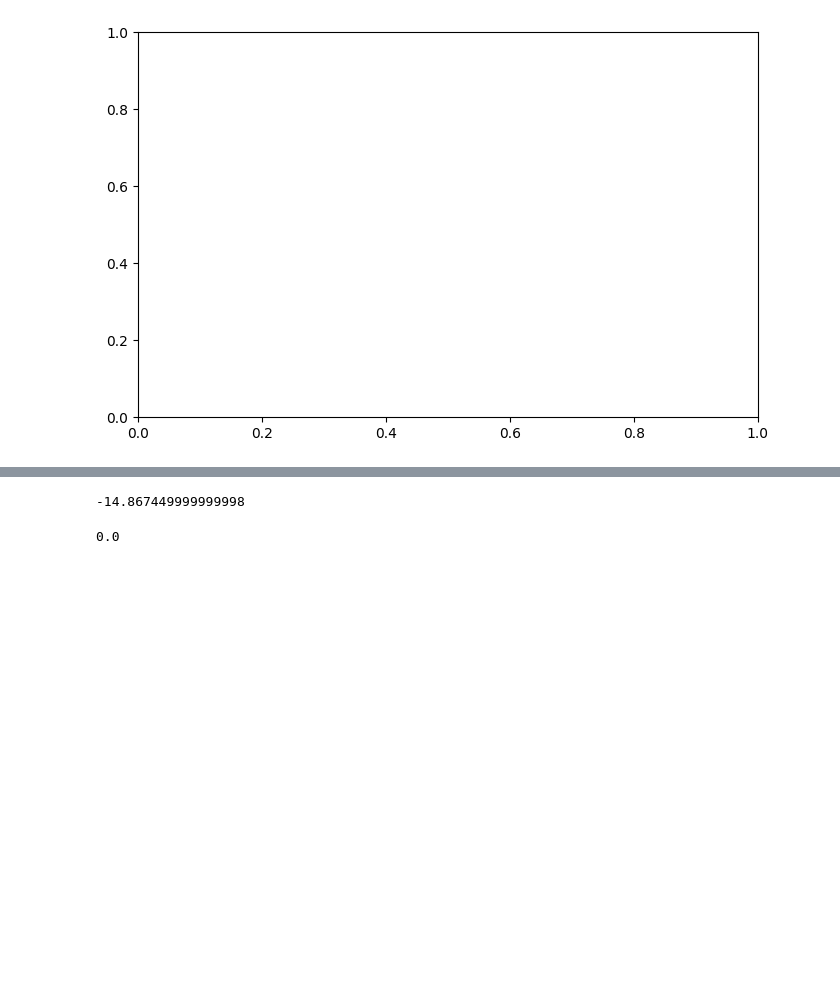
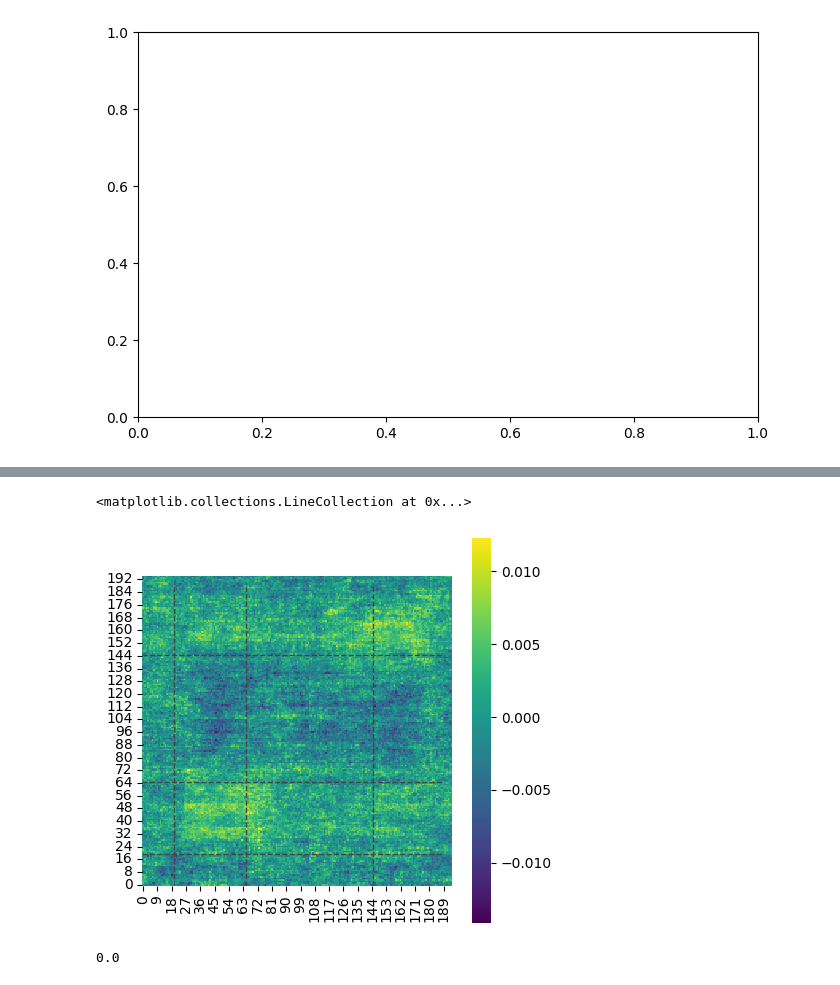
Before and after one commit to Ibos-lab/Users, a Jupyter notebook: losadac/decoder/test_param_c.ipynb, the cells around one changed output, grey strips where cells are left out. Saved outputs shown, nothing was run; the diff lists cells and outputs as text; code cells hidden in the pictures; blank space fills up the shorter version.

Commit message:
~ Test if change result

```diff
--- a/losadac/decoder/test_param_c.ipynb
+++ b/losadac/decoder/test_param_c.ipynb
@@ -355,7 +355,7 @@ AttributeError: 'Results' object has no attribute 'list_mean_w'
 [figure]
 # %%
 allres=[]
-for c in [0.1, 0.001,100000]:
+for c in [0.1, 0.001,100000,10]:
     res=Results.from_python_hdf5(f'/envau/work/invibe/USERS/IBOS/data/Riesling/TSCM/OpenEphys/decoding/test_c_param/2024_09_11_16_23_10/in_rf/orient/lip/{c}/performance_decoder.h5')
     lat_data = np.sum(res.perf > 10, axis=0)
     mean_data = np.mean(res.perf, axis=0) / totatest
@@ -381,4 +381,0 @@ for c in [0.1, 0.001,100000]:
-# %%
-np.sum(allres[0]-allres[1])
-# %% [output]
--14.867449999999998
@@ -385,3 +384,43 @@ np.sum(allres[0]-allres[1])
+# %%
+allres=[]
+for c in [0.1, 0.001,100000,10]:
+    res=Results.from_python_hdf5(f'/envau/work/invibe/USERS/IBOS/data/Riesling/TSCM/OpenEphys/decoding/test_c_param/2024_09_11_17_01_03/in_rf/orient/lip/{c}/performance_decoder.h5')
+    lat_data = np.sum(res.perf > 10, axis=0)
+    mean_data = np.mean(res.perf, axis=0) / totatest
+    allres.append(mean_data)
+    f,ax=plt.subplots(figsize=(5,5))
+    ticks= [20,65,145,190]
+    label_ticks = ((np.array([20,65,20,65])-20)*10).astype(str)
+    sns.heatmap(mean_data,ax=ax,cmap='viridis',square=True,vmin=0,vmax=1)
+    xx,yy=define_contour_latencies(lat_data, thresh=950)
+
+    ax.scatter(xx,yy,s=0.5,color = '#F9B233')
+    ax.axes.invert_yaxis()
+    ax.vlines([20,65],0,190,'#444444','--',linewidth=1)
+    ax.hlines([20,65],0,190,'#444444','--',linewidth=1)
+    # ax.vlines([105],0,190,'white',linewidth=3)
+    # ax.hlines([105],0,190,'white',linewidth=3)
+    ax.vlines([145],0,190,'#444444','--',linewidth=1)
+    ax.hlines([145],0,190,'#444444','--',linewidth=1)
+# %%
+
+f,ax=plt.subplots(figsize=(5,5))
+ticks= [20,65,145,190]
+label_ticks = ((np.array([20,65,20,65])-20)*10).astype(str)
+sns.heatmap(allres[1]-allres[3],ax=ax,cmap='viridis',square=True)
+xx,yy=define_contour_latencies(lat_data, thresh=950)
+
+
+ax.axes.invert_yaxis()
+ax.vlines([20,65],0,190,'#444444','--',linewidth=1)
+ax.hlines([20,65],0,190,'#444444','--',linewidth=1)
+# ax.vlines([105],0,190,'white',linewidth=3)
+# ax.hlines([105],0,190,'white',linewidth=3)
+ax.vlines([145],0,190,'#444444','--',linewidth=1)
+ax.hlines([145],0,190,'#444444','--',linewidth=1)
+# %% [output]
+<matplotlib.collections.LineCollection at 0x...>
+[figure, added]
 # %%
 np.sum(res1.mean_data-res2.mean_data)
 # %% [output]
```
Also changed, not shown: parts of 2 cells of this notebook, 1 other file.
